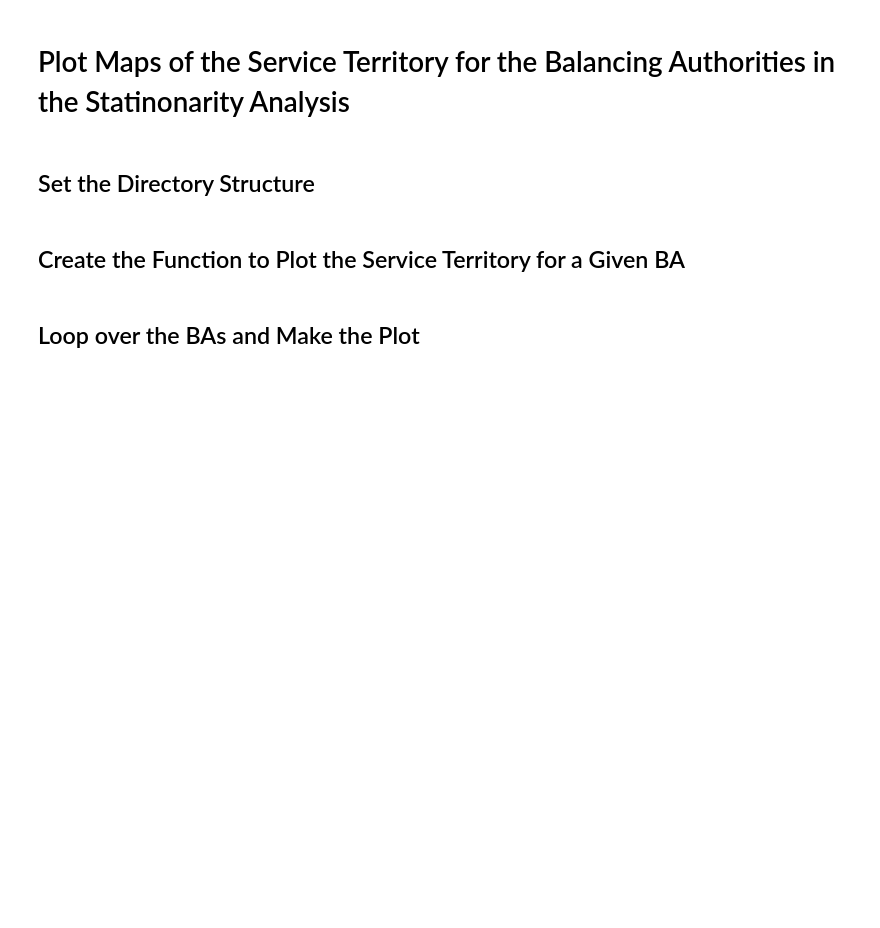
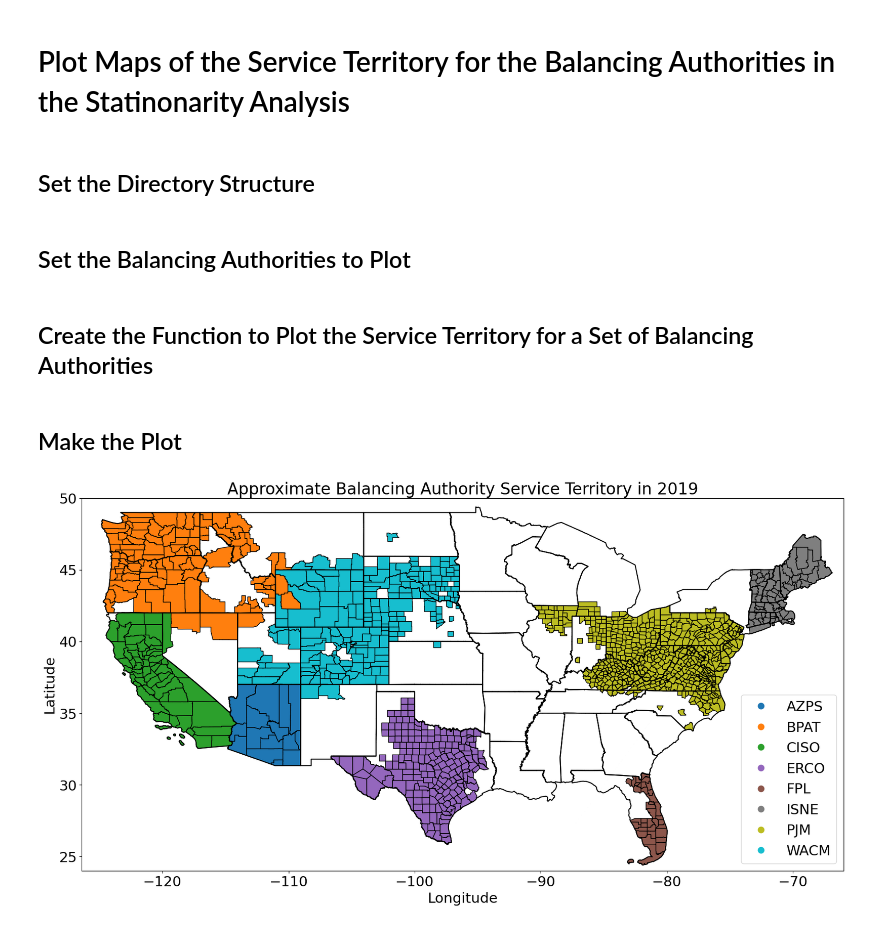
Before and after one commit to cdburley/burleyson-etal_2025_ldrd, a Jupyter notebook: notebooks/plot_ldrd_ba_service_territory.ipynb, the cells around one changed output. Drawn from its saved outputs; the diff is of its cells as text; code cells hidden in the pictures; blank space fills up the shorter version.

Commit message:
Added first plot

```diff
--- a/notebooks/plot_ldrd_ba_service_territory.ipynb
+++ b/notebooks/plot_ldrd_ba_service_territory.ipynb
@@ -16,7 +16,11 @@ from mpl_toolkits.axes_grid1 import make_axes_locatable
 ba_mapping_data_input_dir =  '/Users/burl878/Documents/Code/code_repos/tell/tell/tell_data/tell_quickstarter_data/outputs/ba_service_territory/'
 county_shapefile_input_dir = '/Users/burl878/Documents/Code/code_repos/tell/tell/tell_data/tell_raw_data/County_Shapefiles/'
 state_shapefile_input_dir = '/Users/burl878/Documents/Code/code_repos/tell/tell/tell_data/tell_raw_data/State_Shapefiles/'
-image_output_dir =  '/Users/burl878/Documents/Code/code_repos/burleyson-etal_2024_applied_energy/figures/Balancing_Authorities/'
+image_output_dir =  '/Users/burl878/Documents/Code/code_repos/burleyson-etal_2025_ldrd/figures/'
+# %% [markdown]
+## Set the Balancing Authorities to Plot
+# %%
+bas_to_plot = ['AZPS', 'BPAT', 'CISO', 'ERCO', 'FPL', 'ISNE', 'PJM', 'WACM']
 # %% [markdown]
-## Create the Function to Plot the Service Territory for a Given BA
+## Create the Function to Plot the Service Territory for a Set of Balancing Authorities
 # %%
@@ -56,16 +60,12 @@ def plot_ba_service_territory(ba_to_plot: str, data_input_dir: str, image_output
 # %% [markdown]
-## Loop over the BAs and Make the Plot
+## Make the Plot
 # %%
-# Read in the BA-to-interconnection mapping file:
-ba_mapping_df = pd.read_csv((os.path.join(data_input_dir, 'BA_to_Interconnection_Mapping.csv')), index_col=None, header=0)
-
-# Make a list of all of the BAs in the 'output_df' created above:
-bas = ba_mapping_df['BA_Code'].unique()
-
-# Loop over the BAs and make the plot for each BA:
-for i in range(len(bas)):
-    plot_ba_service_territory(ba_to_plot = bas[i],
-                              data_input_dir = data_input_dir,
-                              image_output_dir = image_output_dir,
-                              image_resolution = 100,
-                              save_images = True)
+plot_ba_service_territory(bas_to_plot = bas_to_plot,
+                          ba_mapping_data_input_dir = ba_mapping_data_input_dir,
+                          county_shapefile_input_dir = county_shapefile_input_dir,
+                          state_shapefile_input_dir = state_shapefile_input_dir,
+                          image_output_dir = image_output_dir,
+                          image_resolution = 300,
+                          save_images = True)
+# %% [output]
+[figure, added]
```
Also changed, not shown: parts of 1 cell of this notebook, 1 other file.
